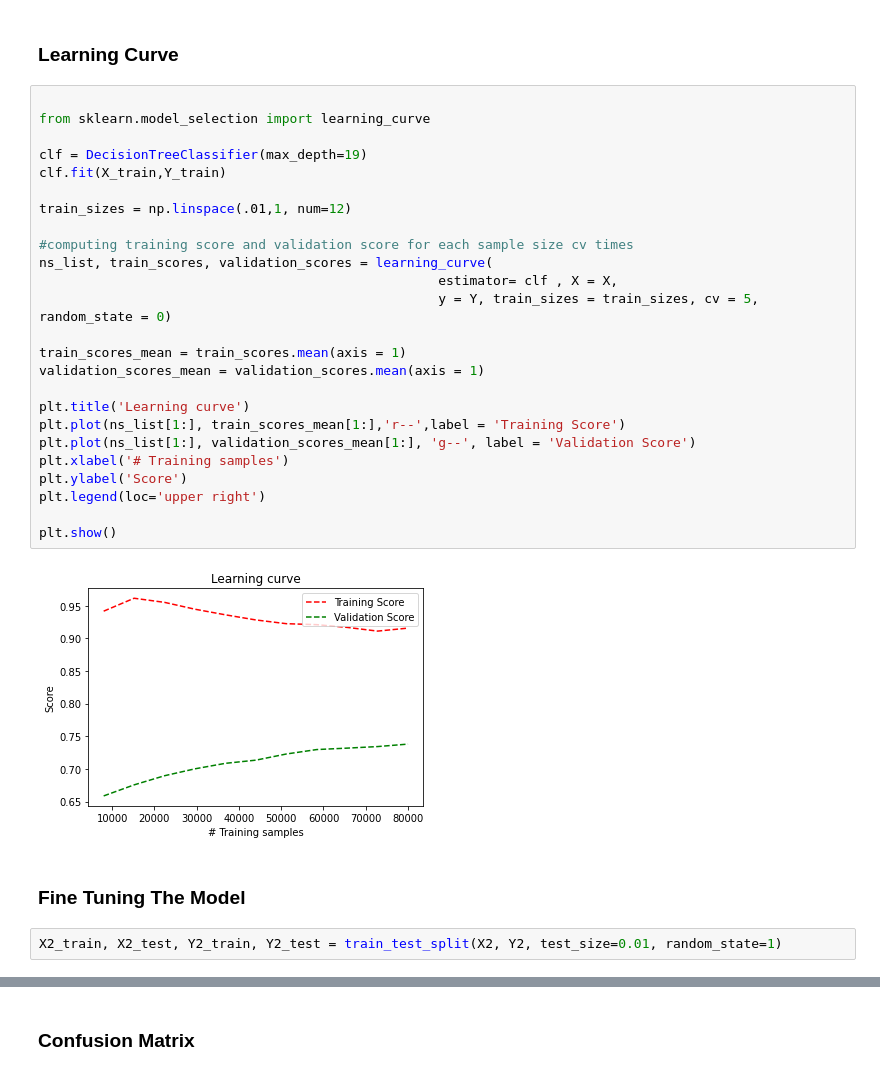
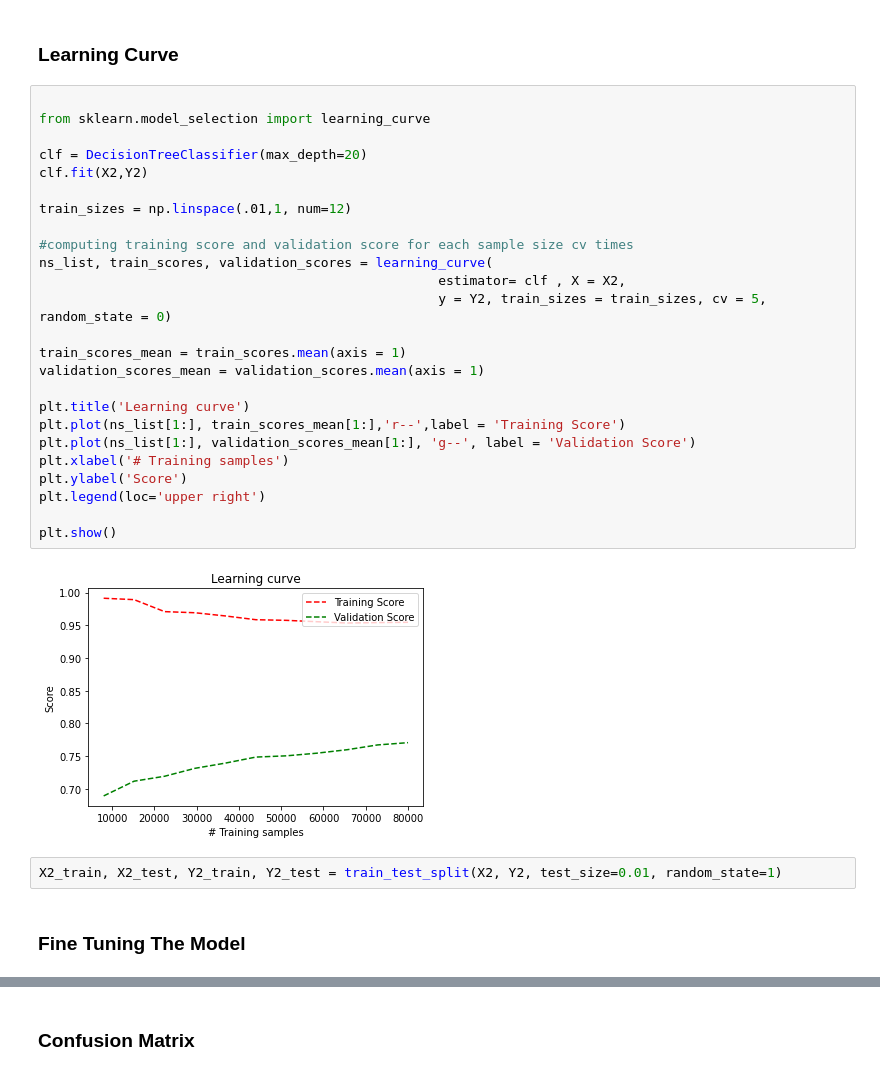
Before and after one commit to as2c/MLP---Cosmology, a Jupyter notebook: Optimization/DecisionTree_data2.ipynb, the cells around one changed output, grey strips where cells are left out. Drawn from its saved outputs; the diff is of its cells as text.

```diff
--- a/Optimization/DecisionTree_data2.ipynb
+++ b/Optimization/DecisionTree_data2.ipynb
@@ -442,32 +436,32 @@ Best max_depth = 19
 # %%
 
 from sklearn.model_selection import learning_curve
 
-clf = DecisionTreeClassifier(max_depth=19)
-clf.fit(X_train,Y_train)
+clf = DecisionTreeClassifier(max_depth=20)
+clf.fit(X2,Y2)
 
 train_sizes = np.linspace(.01,1, num=12)
 
 #computing training score and validation score for each sample size cv times
 ns_list, train_scores, validation_scores = learning_curve(
-                                                   estimator= clf , X = X,
-                                                   y = Y, train_sizes = train_sizes, cv = 5, random_state = 0)
+                                                   estimator= clf , X = X2,
+                                                   y = Y2, train_sizes = train_sizes, cv = 5, random_state = 0)
 
 train_scores_mean = train_scores.mean(axis = 1)
 validation_scores_mean = validation_scores.mean(axis = 1)
 
 plt.title('Learning curve')
 plt.plot(ns_list[1:], train_scores_mean[1:],'r--',label = 'Training Score')
 plt.plot(ns_list[1:], validation_scores_mean[1:], 'g--', label = 'Validation Score')
 plt.xlabel('# Training samples')
 plt.ylabel('Score')
 plt.legend(loc='upper right')
 
 plt.show()
 # %% [output]
-[figure, old version]
+[figure, new version]
+# %%
+X2_train, X2_test, Y2_train, Y2_test = train_test_split(X2, Y2, test_size=0.01, random_state=1)
 # %% [markdown]
 ### Fine Tuning The Model
-# %%
-X2_train, X2_test, Y2_train, Y2_test = train_test_split(X2, Y2, test_size=0.01, random_state=1)
 # %%
```
Also changed, not shown: parts of 24 cells of this notebook.
